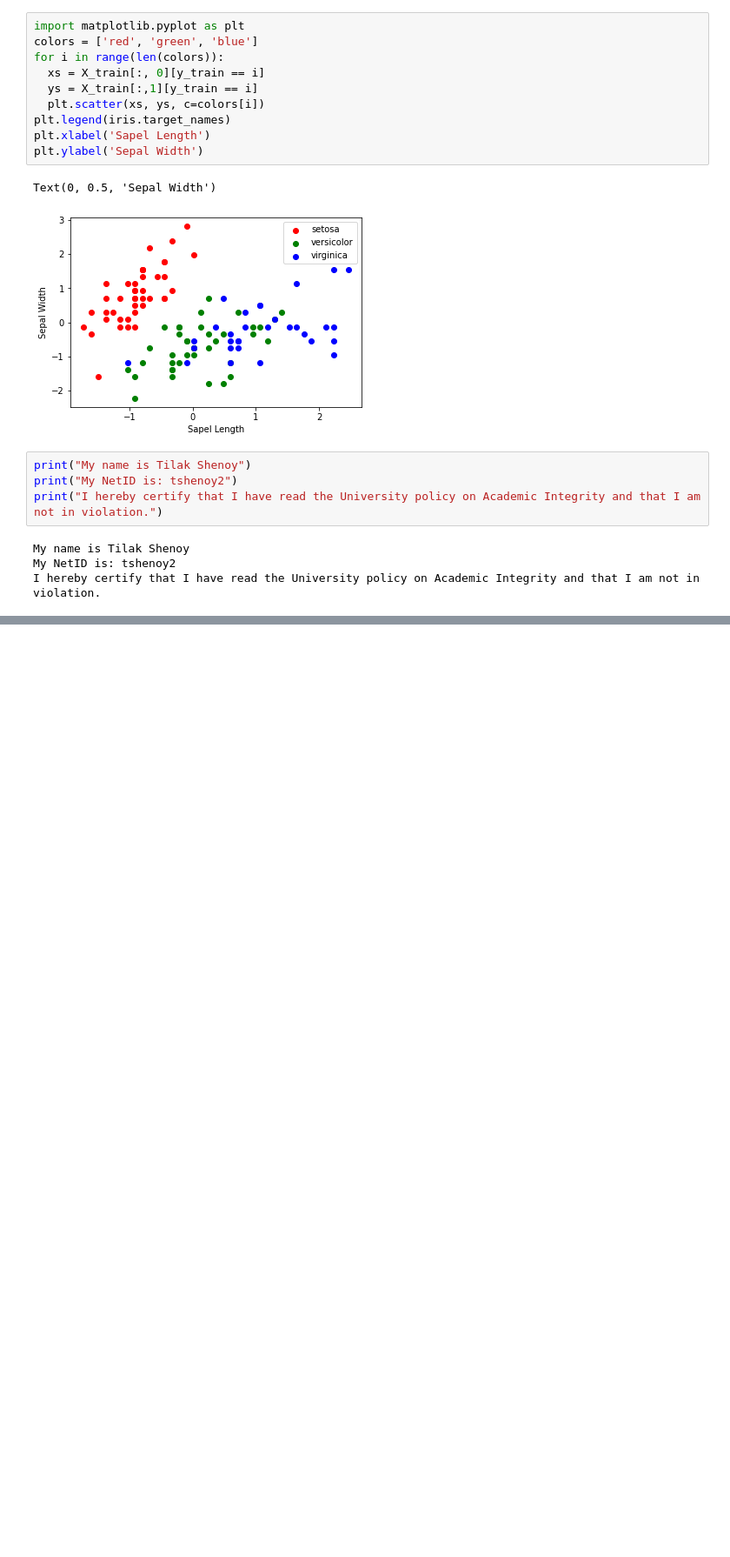
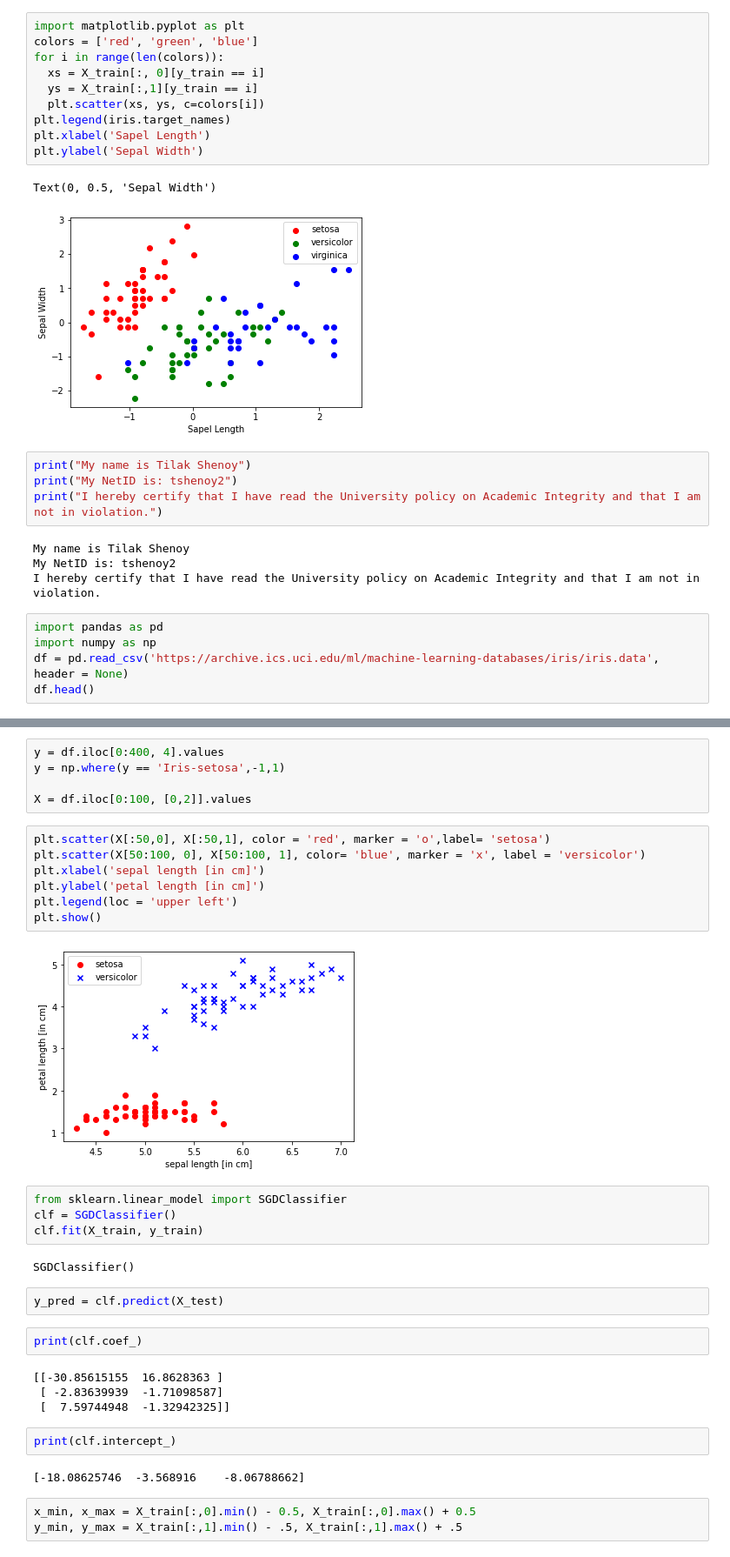
Before and after one commit to Tilak-Shenoy/IE517, a Jupyter notebook: IE517_F2x_HW1.ipynb, the cells around one changed output, grey strips where cells are left out. Shown: that part at 87% size. Drawn from its saved outputs; the diff is of its cells as text; blank space fills up the shorter version.

```diff
--- a/IE517_F2x_HW1.ipynb
+++ b/IE517_F2x_HW1.ipynb
@@ -48,3 +48,8 @@ print("I hereby certify that I have read the University policy on Academic Integ
 My name is Tilak Shenoy
 My NetID is: tshenoy2
 I hereby certify that I have read the University policy on Academic Integrity and that I am not in violation.
+# %%
+import pandas as pd
+import numpy as np
+df = pd.read_csv('https://archive.ics.uci.edu/ml/machine-learning-databases/iris/iris.data', header = None)
+df.head()
@@ -50,0 +63,35 @@ I hereby certify that I have read the University policy on Academic Integrity an
+# %%
+y = df.iloc[0:400, 4].values
+y = np.where(y == 'Iris-setosa',-1,1)
+
+X = df.iloc[0:100, [0,2]].values
+# %%
+plt.scatter(X[:50,0], X[:50,1], color = 'red', marker = 'o',label= 'setosa')
+plt.scatter(X[50:100, 0], X[50:100, 1], color= 'blue', marker = 'x', label = 'versicolor')
+plt.xlabel('sepal length [in cm]')
+plt.ylabel('petal length [in cm]')
+plt.legend(loc = 'upper left')
+plt.show()
+# %% [output]
+[figure, added]
+# %%
+from sklearn.linear_model import SGDClassifier
+clf = SGDClassifier()
+clf.fit(X_train, y_train)
+# %% [output]
+SGDClassifier()
+# %%
+y_pred = clf.predict(X_test)
+# %%
+print(clf.coef_)
+# %% [output]
+[[-30.85615155  16.8628363 ]
+ [ -2.83639939  -1.71098587]
+ [  7.59744948  -1.32942325]]
+# %%
+print(clf.intercept_)
+# %% [output]
+[-18.08625746  -3.568916    -8.06788662]
+# %%
+x_min, x_max = X_train[:,0].min() - 0.5, X_train[:,0].max() + 0.5
+y_min, y_max = X_train[:,1].min() - .5, X_train[:,1].max() + .5
```
Also changed, not shown: parts of 3 cells of this notebook.
